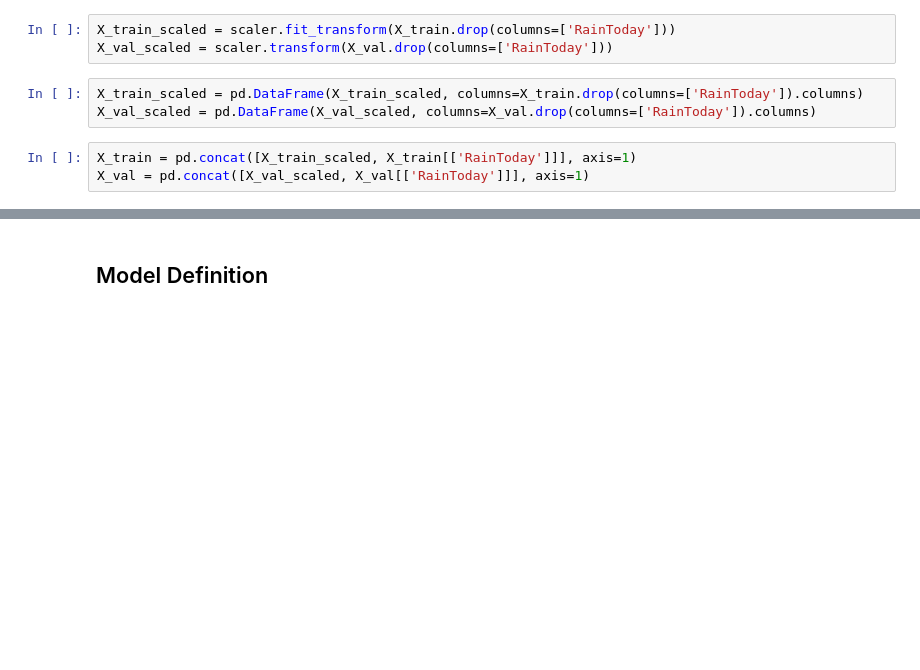
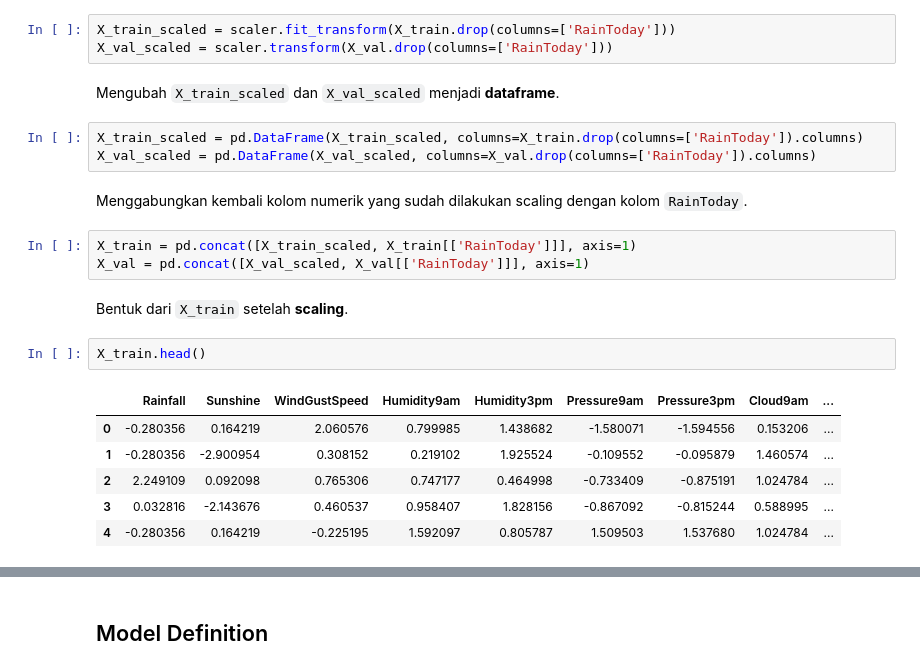
Before and after one commit to Penzragon/h8dsft_P1W1LGSVM, a Jupyter notebook: script.ipynb, the cells around one changed output, grey strips where cells are left out. Cells and saved outputs as stored; diff of their text form; blank space fills up the shorter version.

Commit message:
Add feature scaling documentation

```diff
--- a/script.ipynb
+++ b/script.ipynb
@@ -673,9 +675,24 @@ scaler = StandardScaler()
 # %%
 X_train_scaled = scaler.fit_transform(X_train.drop(columns=['RainToday']))
 X_val_scaled = scaler.transform(X_val.drop(columns=['RainToday']))
+# %% [markdown]
+Mengubah `X_train_scaled` dan `X_val_scaled` menjadi **dataframe**.
 # %%
 X_train_scaled = pd.DataFrame(X_train_scaled, columns=X_train.drop(columns=['RainToday']).columns)
 X_val_scaled = pd.DataFrame(X_val_scaled, columns=X_val.drop(columns=['RainToday']).columns)
+# %% [markdown]
+Menggabungkan kembali kolom numerik yang sudah dilakukan scaling dengan kolom `RainToday`.
 # %%
 X_train = pd.concat([X_train_scaled, X_train[['RainToday']]], axis=1)
 X_val = pd.concat([X_val_scaled, X_val[['RainToday']]], axis=1)
+# %% [markdown]
+Bentuk dari `X_train` setelah **scaling**.
+# %%
+X_train.head()
+# %% [output]
+|  | Rainfall | Sunshine | WindGustSpeed | Humidity9am | Humidity3pm | Pressure9am | Pressure3pm | Cloud9am | ... |
+| 0 | -0.280356 | 0.164219 | 2.060576 | 0.799985 | 1.438682 | -1.580071 | -1.594556 | 0.153206 | ... |
+| 1 | -0.280356 | -2.900954 | 0.308152 | 0.219102 | 1.925524 | -0.109552 | -0.095879 | 1.460574 | ... |
+| 2 | 2.249109 | 0.092098 | 0.765306 | 0.747177 | 0.464998 | -0.733409 | -0.875191 | 1.024784 | ... |
+| 3 | 0.032816 | -2.143676 | 0.460537 | 0.958407 | 1.828156 | -0.867092 | -0.815244 | 0.588995 | ... |
+| 4 | -0.280356 | 0.164219 | -0.225195 | 1.592097 | 0.805787 | 1.509503 | 1.537680 | 1.024784 | ... |
```
Also changed, not shown: parts of 3 cells of this notebook.
